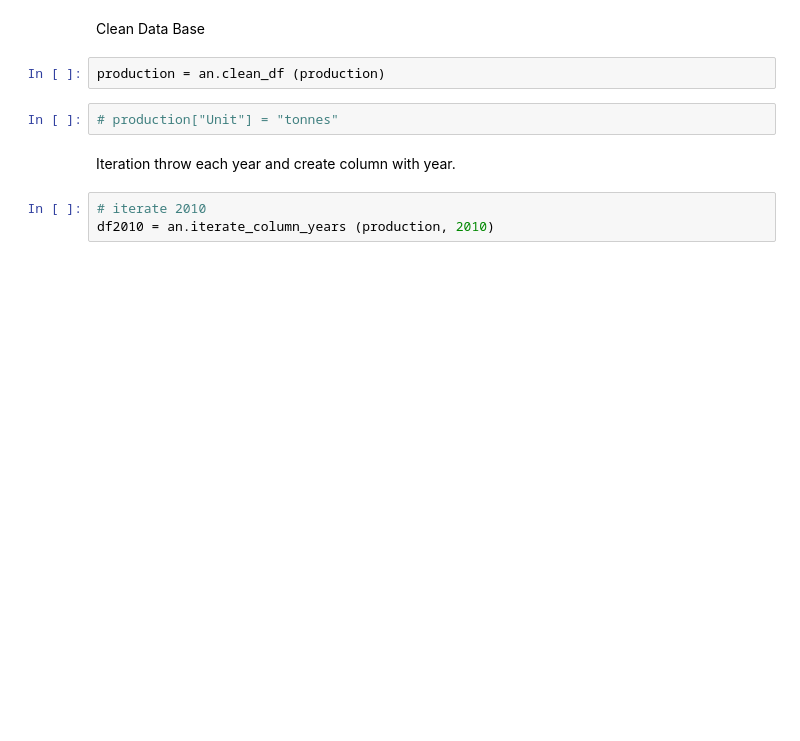
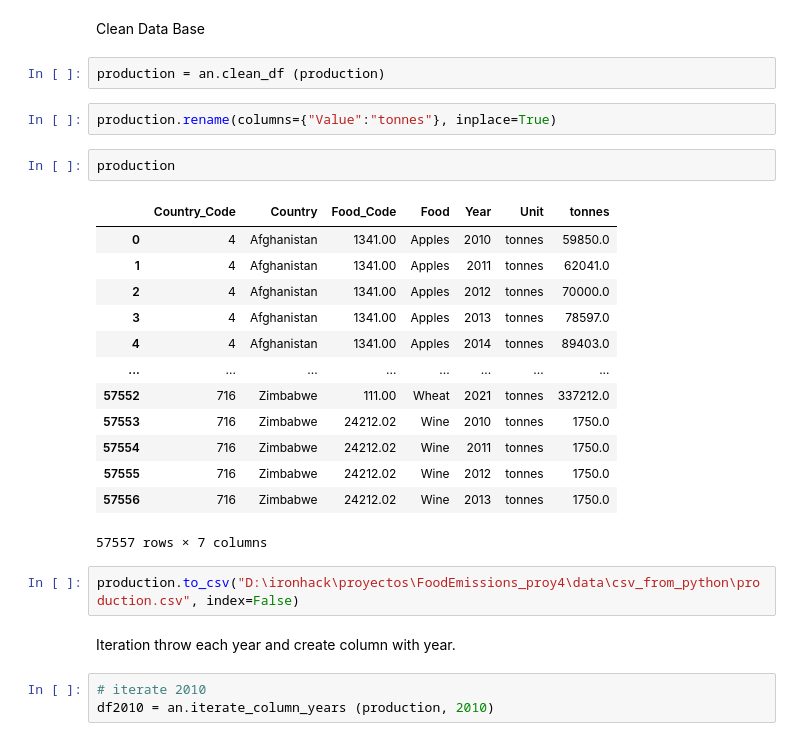
Before and after one commit to imalanz/Food_Emissions, a Jupyter notebook: analysis/productionDB.ipynb, the cells around one changed output. Cells and saved outputs as stored; diff of their text form; blank space fills up the shorter version.

```diff
--- a/analysis/productionDB.ipynb
+++ b/analysis/productionDB.ipynb
@@ -23,8 +23,26 @@ production = pd.read_csv("D:\ironhack\proyectos\FoodEmissions_proy4\data\\food_p
 Clean Data Base
 # %%
 production = an.clean_df (production)
-# %%
-# production["Unit"] = "tonnes"
+# %%
+production.rename(columns={"Value":"tonnes"}, inplace=True)
+# %%
+production
+# %% [output]
+|  | Country_Code | Country | Food_Code | Food | Year | Unit | tonnes |
+| 0 | 4 | Afghanistan | 1341.00 | Apples | 2010 | tonnes | 59850.0 |
+| 1 | 4 | Afghanistan | 1341.00 | Apples | 2011 | tonnes | 62041.0 |
+| 2 | 4 | Afghanistan | 1341.00 | Apples | 2012 | tonnes | 70000.0 |
+| 3 | 4 | Afghanistan | 1341.00 | Apples | 2013 | tonnes | 78597.0 |
+| 4 | 4 | Afghanistan | 1341.00 | Apples | 2014 | tonnes | 89403.0 |
+| ... | ... | ... | ... | ... | ... | ... | ... |
+| 57552 | 716 | Zimbabwe | 111.00 | Wheat | 2021 | tonnes | 337212.0 |
+| 57553 | 716 | Zimbabwe | 24212.02 | Wine | 2010 | tonnes | 1750.0 |
+| 57554 | 716 | Zimbabwe | 24212.02 | Wine | 2011 | tonnes | 1750.0 |
+| 57555 | 716 | Zimbabwe | 24212.02 | Wine | 2012 | tonnes | 1750.0 |
+| 57556 | 716 | Zimbabwe | 24212.02 | Wine | 2013 | tonnes | 1750.0 |
+57557 rows × 7 columns
+# %%
+production.to_csv("D:\ironhack\proyectos\FoodEmissions_proy4\data\csv_from_python\production.csv", index=False)
 # %% [markdown]
 Iteration throw each year and create column with year.
 # %%
```
Also changed, not shown: 9 other files.
